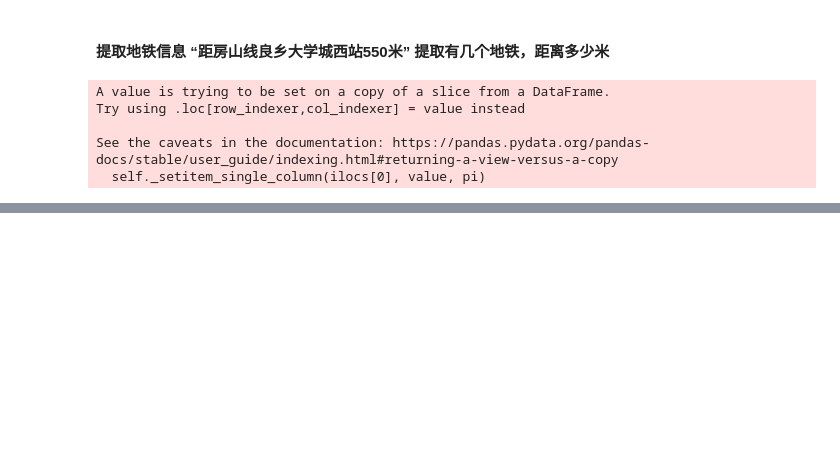
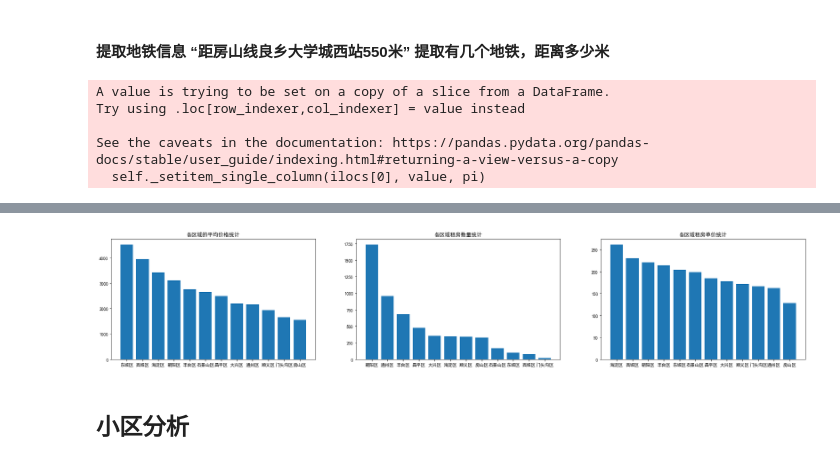
Before and after one commit to qiuzhaojun/RentFromDanke, a Jupyter notebook: eda.ipynb, the cells around one changed output, grey strips where cells are left out. Drawn from its saved outputs; the diff is of its cells as text; code cells hidden in the pictures; blank space fills up the shorter version.

```diff
--- a/eda.ipynb
+++ b/eda.ipynb
@@ -113,0 +289,4 @@ See the caveats in the documentation: https://pandas.pydata.org/pandas-docs/stab
+# %%
+# 统计个区的平均价格和可租房数量
+price_location = all_data.groupby("位置1").agg({'价格':'mean','位置1':'count','每平价格':'mean'})
+price_location
@@ -113,0 +308,6 @@ See the caveats in the documentation: https://pandas.pydata.org/pandas-docs/stab
+# %%
+# 修改列名
+# 多层列名
+# price_location.columns = [i[0] + "_" + i[1] for i in price_location.columns]
+price_location.columns = ['价格平均','数量合计','每平价格']
+price_location
@@ -113,0 +329,25 @@ See the caveats in the documentation: https://pandas.pydata.org/pandas-docs/stab
+# %%
+# 排序
+price_sort = price_location.sort_values('价格平均',ascending=False)
+count_sort = price_location.sort_values('数量合计',ascending=False)
+unit_sort = price_location.sort_values('每平价格',ascending=False)
+# %%
+from matplotlib import pyplot as plt
+
+fig = plt.figure(figsize=(28,5))
+plt.subplot(1,3,1)
+plt.bar(price_sort.index,price_sort.iloc[:,0])
+plt.title('各区域的平均价格统计')
+
+plt.subplot(1,3,2)
+plt.bar(count_sort.index,count_sort.iloc[:,1])
+plt.title('各区域租房数量统计')
+
+plt.subplot(1,3,3)
+plt.bar(unit_sort.index,unit_sort.iloc[:,2])
+plt.title('各区域租房单价统计')
+plt.show()
+# %% [output]
+[figure, added]
+# %% [markdown]
+## 小区分析
```
Also changed, not shown: parts of 37 cells of this notebook.
